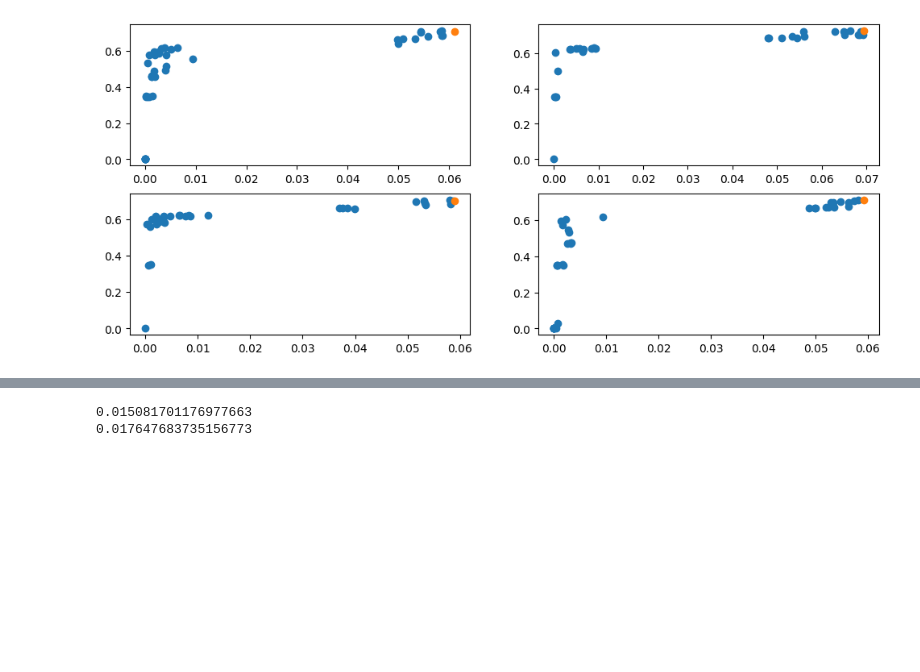
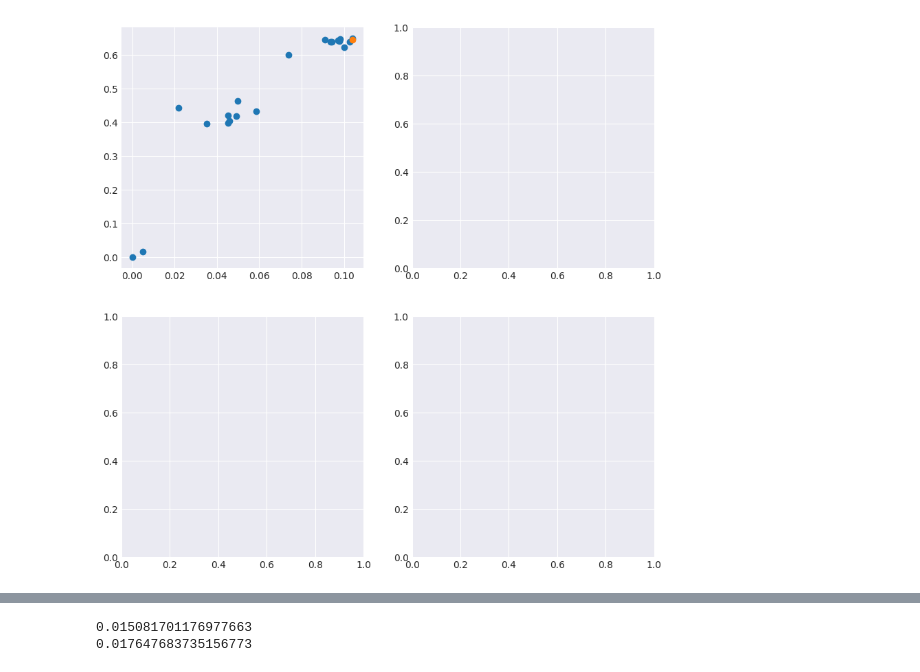
Before and after one commit to AzucenaMV/fairness, a Jupyter notebook: src/notebooks/results_fs.ipynb, the cells around one changed output, grey strips where cells are left out. Saved outputs shown, nothing was run; the diff lists cells and outputs as text; code cells hidden in the pictures; blank space fills up the shorter version.

```diff
--- a/src/notebooks/results_fs.ipynb
+++ b/src/notebooks/results_fs.ipynb
@@ -79,20 +77,6 @@ pipeline = Pipeline(
         ),
     ]
 )
-# %%
-file_name = 'results_01.pkl'
-with open(file_name, 'rb') as in_strm:
-       results_01 = dill.load(in_strm)
-
-file_name = 'results_2.pkl'
-with open(file_name, 'rb') as in_strm:
-    results_2 = dill.load(in_strm)
-
-file_name = 'results_3.pkl'
-with open(file_name, 'rb') as in_strm:
-    results_3 = dill.load(in_strm)
-
-results = results_01 + results_2 + results_3
 # %%
 file_name = 'results_disparity_2.pkl'
 with open(file_name, 'rb') as in_strm:
@@ -104,6 +88,6 @@ with open(file_name, 'rb') as in_strm:
 
 #results = results_01 + results_2
 # %%
-file_name = 'results_fpr_03.pkl'
+file_name = 'results_recall_tpr_1sim.pkl'
 with open(file_name, 'rb') as in_strm:
     results = dill.load(in_strm)
@@ -167,8 +132,8 @@ for sim_n,res in enumerate(results):
 
         y_pred = pipeline.predict(X_test)
         #fair_value.append(np.abs(demographic_parity_difference(y_test, y_pred, sensitive_features=A_test)))
-        fair_value.append(np.abs(predictive_equality_difference(y_test, y_pred, sensitive_features=A_test)))
-        model_value.append(f1_score(y_test, y_pred))
+        fair_value.append(np.abs(equality_opportunity_difference(y_test, y_pred, sensitive_features=A_test)))
+        model_value.append(recall_score(y_test, y_pred))
 
     fair_sim.append(fair_value)
     model_sim.append(model_value)
@@ -186,16 +151,17 @@ for sim_n,res in enumerate(results):
     pipeline.steps.insert(0,('preprocessor',preprocessor))
     pipeline.fit(X_train, y_train)
     y_pred = pipeline.predict(X_test)
-    fair_sim_u.append((np.abs(predictive_equality_difference(y_test, y_pred, sensitive_features=A_test))))
-    model_sim_u.append(f1_score(y_test, y_pred))
+    fair_sim_u.append((np.abs(equality_opportunity_difference(y_test, y_pred, sensitive_features=A_test))))
+    model_sim_u.append(recall_score(y_test, y_pred))
 # %%
+plt.style.use('seaborn-v0_8-darkgrid')
 rows = 2
 cols = 2
-fig, axes = plt.subplots(rows, cols, figsize=(12,5))
+fig, axes = plt.subplots(rows, cols, figsize=(10,10))
 for i,ax in zip(range(len(fair_sim)),axes.ravel()):
     ax.scatter(fair_sim[i], model_sim[i])
     ax.scatter(fair_sim_u[i], model_sim_u[i])
 # %% [output]
-[figure, old version]
+[figure, new version]
 # %%
 
```
Also changed, not shown: parts of 8 cells of this notebook, 4 other files.
